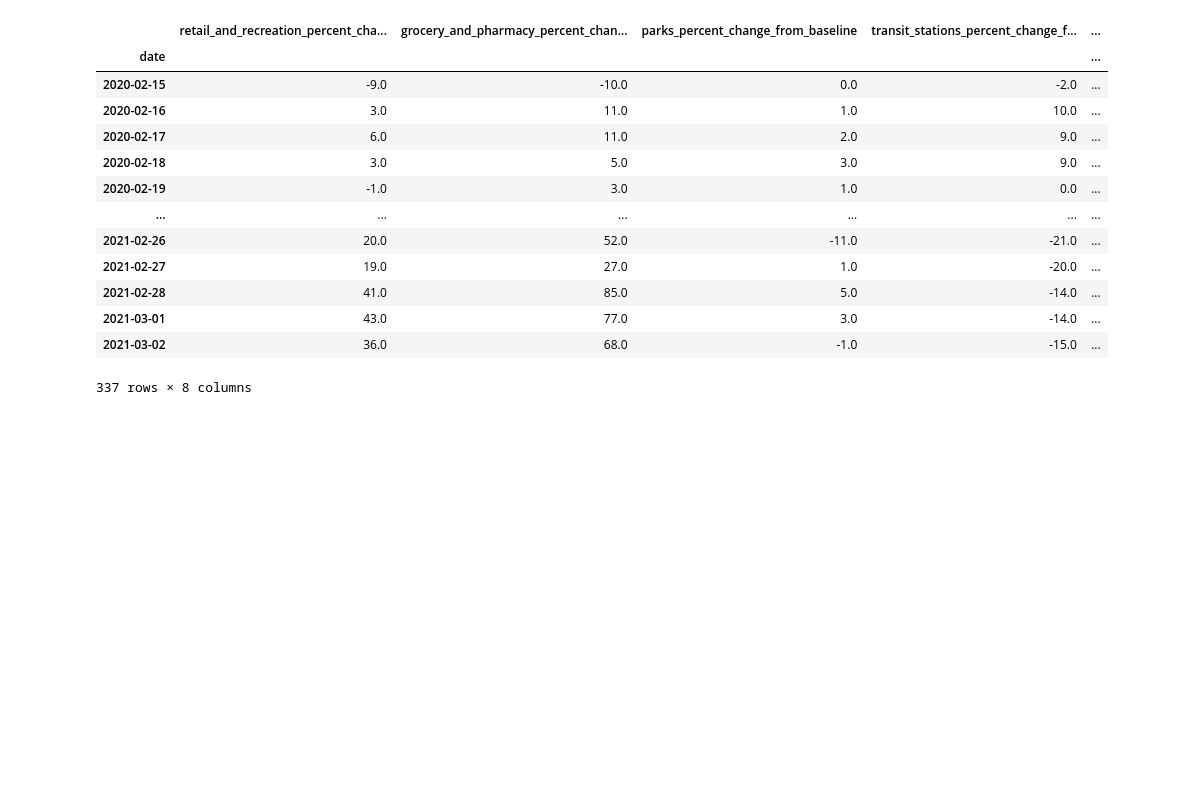
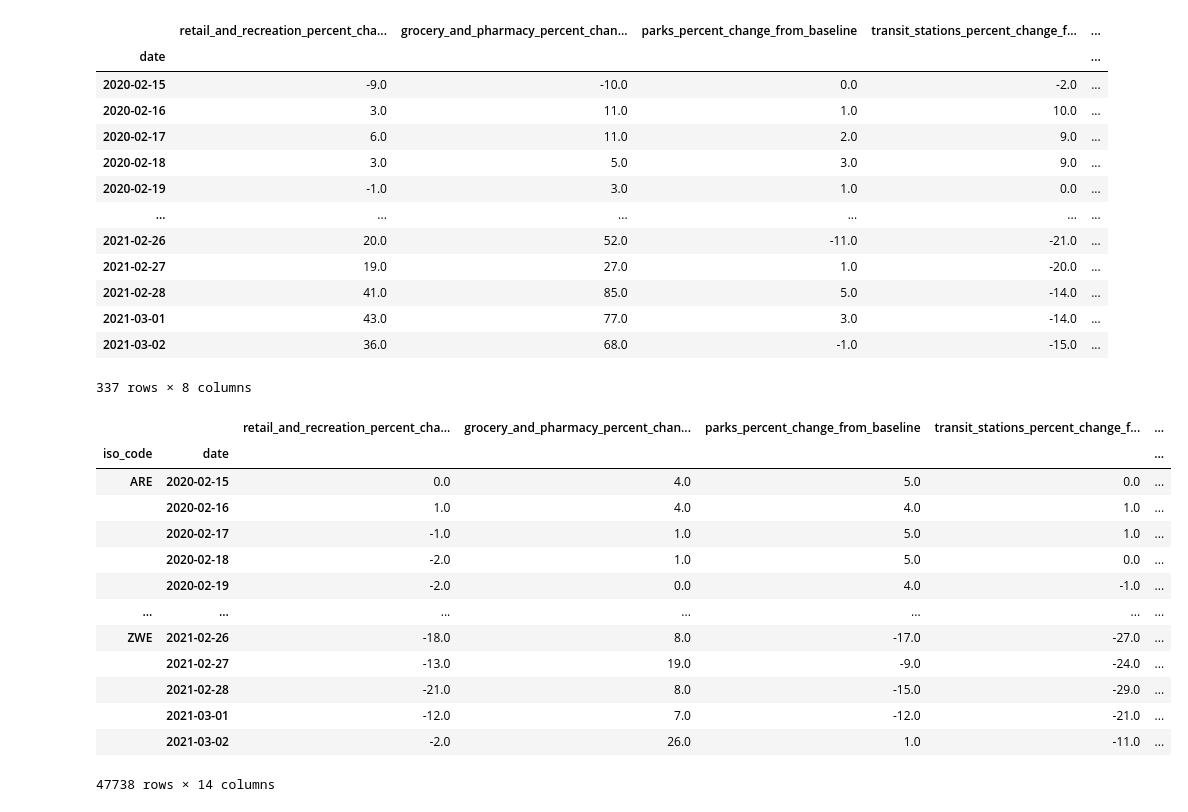
Before and after one commit to dianafurtado/Data_Visualization_Projects, a Jupyter notebook: Project 1/preprocessing.ipynb, the cells around one changed output. Drawn from its saved outputs; the diff is of its cells as text; code cells hidden in the pictures; blank space fills up the shorter version.

```diff
--- a/Project 1/preprocessing.ipynb
+++ b/Project 1/preprocessing.ipynb
@@ -246,7 +246,7 @@ mobility_data = mobility_data.set_index(['iso_code','date'])
 # %% [markdown]
 ### Covid cases dataset
 # %%
-covid_cases_features = ['iso_code','date','new_cases_per_million','new_cases','new_deaths','new_deaths_per_million']
+covid_cases_features = ['iso_code','date','new_cases_per_million','new_cases','new_deaths','new_deaths_per_million','continent']
 
 country_remove = ['BMU','CYM','GIB','GGY','HKG','JEY','TCA','OWID_AFR','OWID_EUR','OWID_EUN','OWID_OCE','OWID_SAM','LSO']
 
@@ -264,7 +264,7 @@ global_dataset.dropna(inplace=True)
 # %%
 
 #Convert place ids into longitude and latitude( Google api key is needed )
-gmaps = googlemaps.Client(key='Your api key')
+gmaps = googlemaps.Client(key='Your API key')
 def getLocationArr(arrLoc):
     locs = {}
     for loc in arrLoc:
@@ -289,6 +290,6 @@ df.to_csv("locations_map.csv")
 # %%
 #export final datasets
-#global_dataset = global_dataset.join(df,on='place_id').drop(columns="place_id")
+global_dataset = global_dataset.join(df,on='place_id').drop(columns="place_id")
 path = 'extra'
 if not os.path.exists(path):
     os.mkdir(path)
@@ -323,3 +324,20 @@ mobility_data.loc['AFG']
 | 2021-03-01 | 43.0 | 77.0 | 3.0 | -14.0 | ... |
 | 2021-03-02 | 36.0 | 68.0 | -1.0 | -15.0 | ... |
 337 rows × 8 columns
+# %%
+global_dataset
+# %% [output]
+|  |  | retail_and_recreation_percent_cha... | grocery_and_pharmacy_percent_chan... | parks_percent_change_from_baseline | transit_stations_percent_change_f... | ... |
+| iso_code | date |  |  |  |  | ... |
+| ARE | 2020-02-15 | 0.0 | 4.0 | 5.0 | 0.0 | ... |
+|  | 2020-02-16 | 1.0 | 4.0 | 4.0 | 1.0 | ... |
+|  | 2020-02-17 | -1.0 | 1.0 | 5.0 | 1.0 | ... |
+|  | 2020-02-18 | -2.0 | 1.0 | 5.0 | 0.0 | ... |
+|  | 2020-02-19 | -2.0 | 0.0 | 4.0 | -1.0 | ... |
+| ... | ... | ... | ... | ... | ... | ... |
+| ZWE | 2021-02-26 | -18.0 | 8.0 | -17.0 | -27.0 | ... |
+|  | 2021-02-27 | -13.0 | 19.0 | -9.0 | -24.0 | ... |
+|  | 2021-02-28 | -21.0 | 8.0 | -15.0 | -29.0 | ... |
+|  | 2021-03-01 | -12.0 | 7.0 | -12.0 | -21.0 | ... |
+|  | 2021-03-02 | -2.0 | 26.0 | 1.0 | -11.0 | ... |
+47738 rows × 14 columns
```
Also changed, not shown: parts of 1 cell of this notebook, 5 other files.
